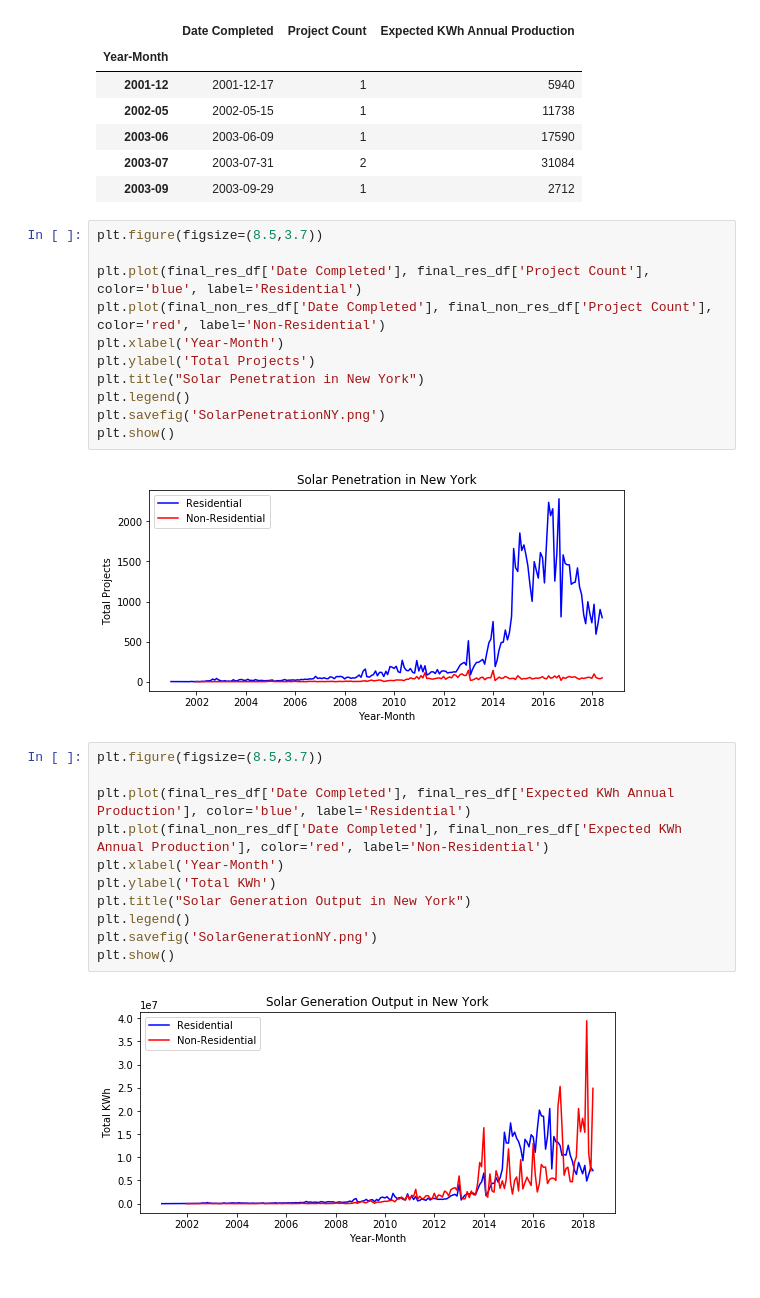
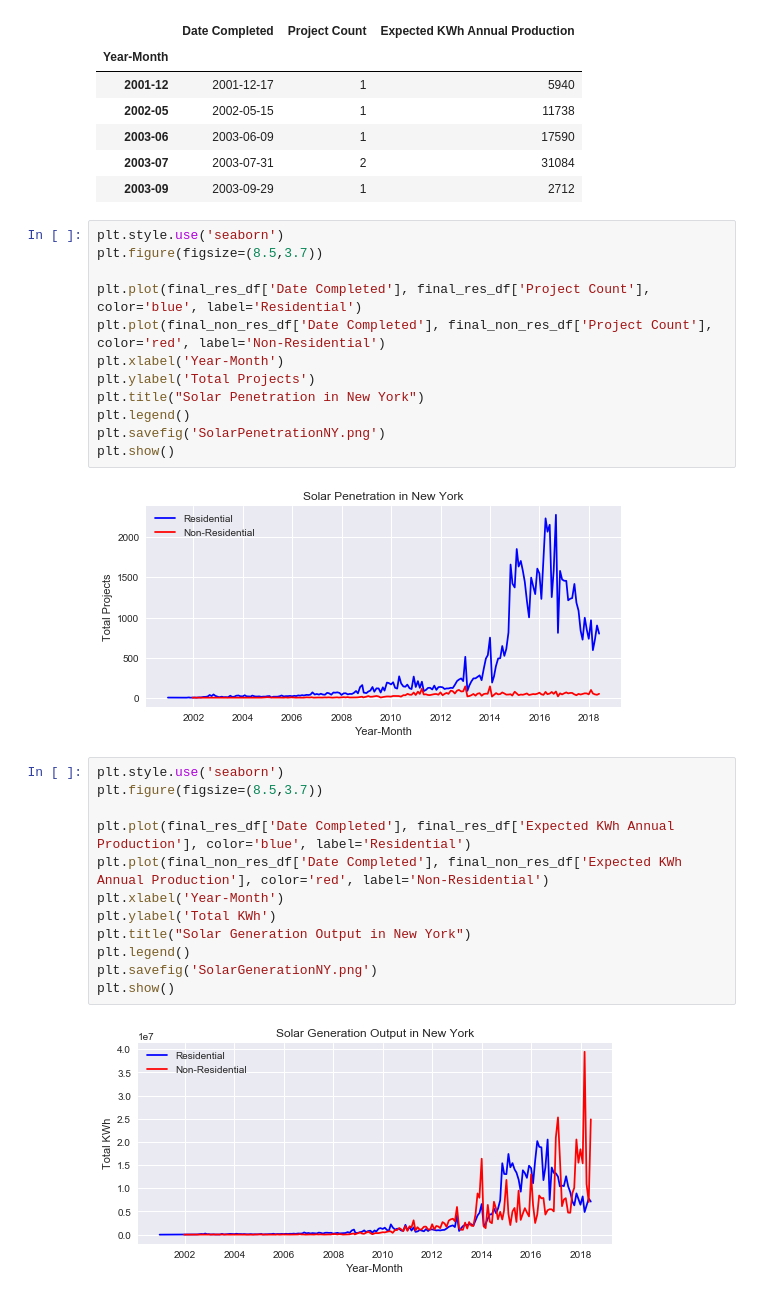
Before and after one commit to nasavish/TeamGreenTech, a Jupyter notebook: Code/Penetration_by_sector.ipynb, the cells around one changed output. Cells and saved outputs as stored; diff of their text form.

Commit message:
applying seaborn style in plots

```diff
--- a/Code/Penetration_by_sector.ipynb
+++ b/Code/Penetration_by_sector.ipynb
@@ -95,6 +95,7 @@ final_non_res_df.head()
 | 2003-07 | 2003-07-31 | 2 | 31084 |
 | 2003-09 | 2003-09-29 | 1 | 2712 |
 # %%
+plt.style.use('seaborn')
 plt.figure(figsize=(8.5,3.7))
 
 plt.plot(final_res_df['Date Completed'], final_res_df['Project Count'], color='blue', label='Residential')
@@ -106,17 +107,18 @@ plt.legend()
 plt.savefig('SolarPenetrationNY.png')
 plt.show()
 # %% [output]
-[figure, old version]
+[figure, new version]
 # %%
+plt.style.use('seaborn')
 plt.figure(figsize=(8.5,3.7))
 
 plt.plot(final_res_df['Date Completed'], final_res_df['Expected KWh Annual Production'], color='blue', label='Residential')
 plt.plot(final_non_res_df['Date Completed'], final_non_res_df['Expected KWh Annual Production'], color='red', label='Non-Residential')
 plt.xlabel('Year-Month')
 plt.ylabel('Total KWh')
 plt.title("Solar Generation Output in New York")
 plt.legend()
 plt.savefig('SolarGenerationNY.png')
 plt.show()
 # %% [output]
-[figure, old version]
+[figure, new version]
```
Also changed, not shown: 7 other files.
